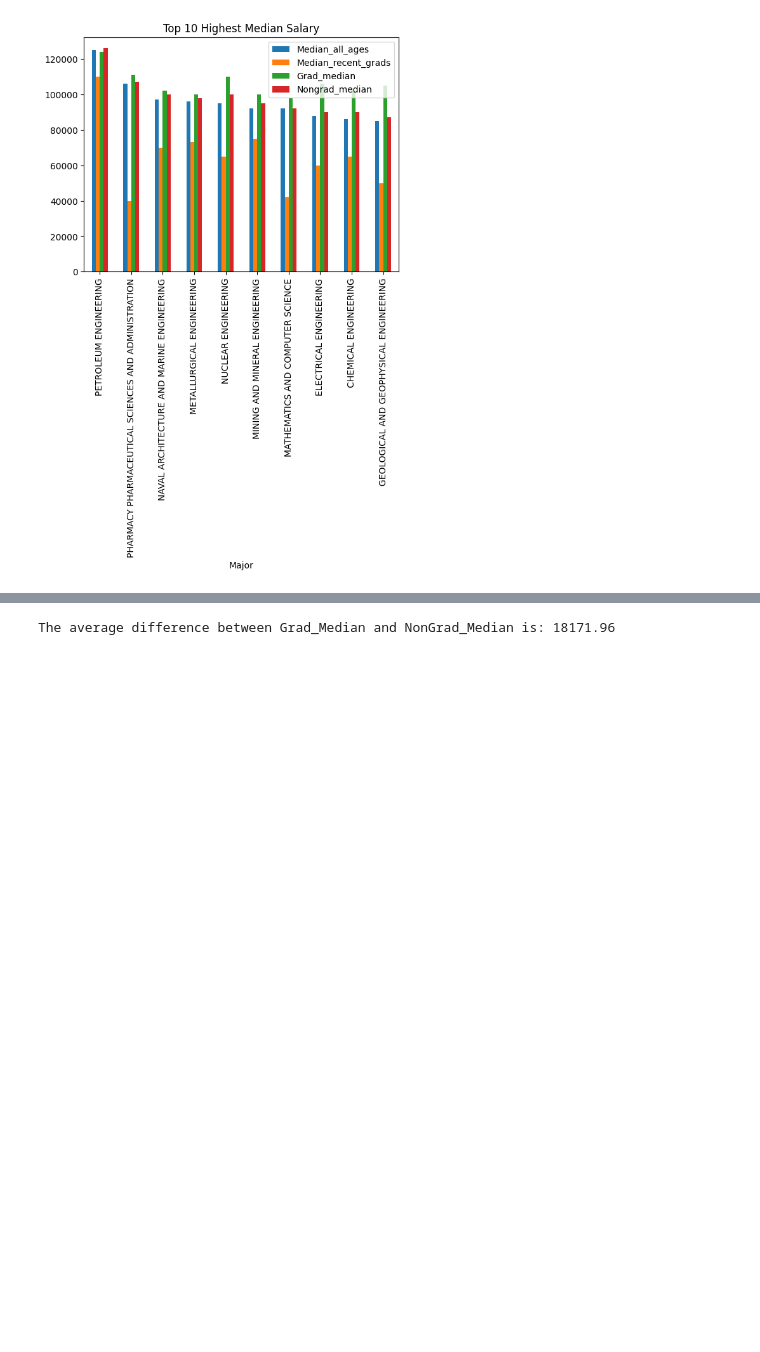
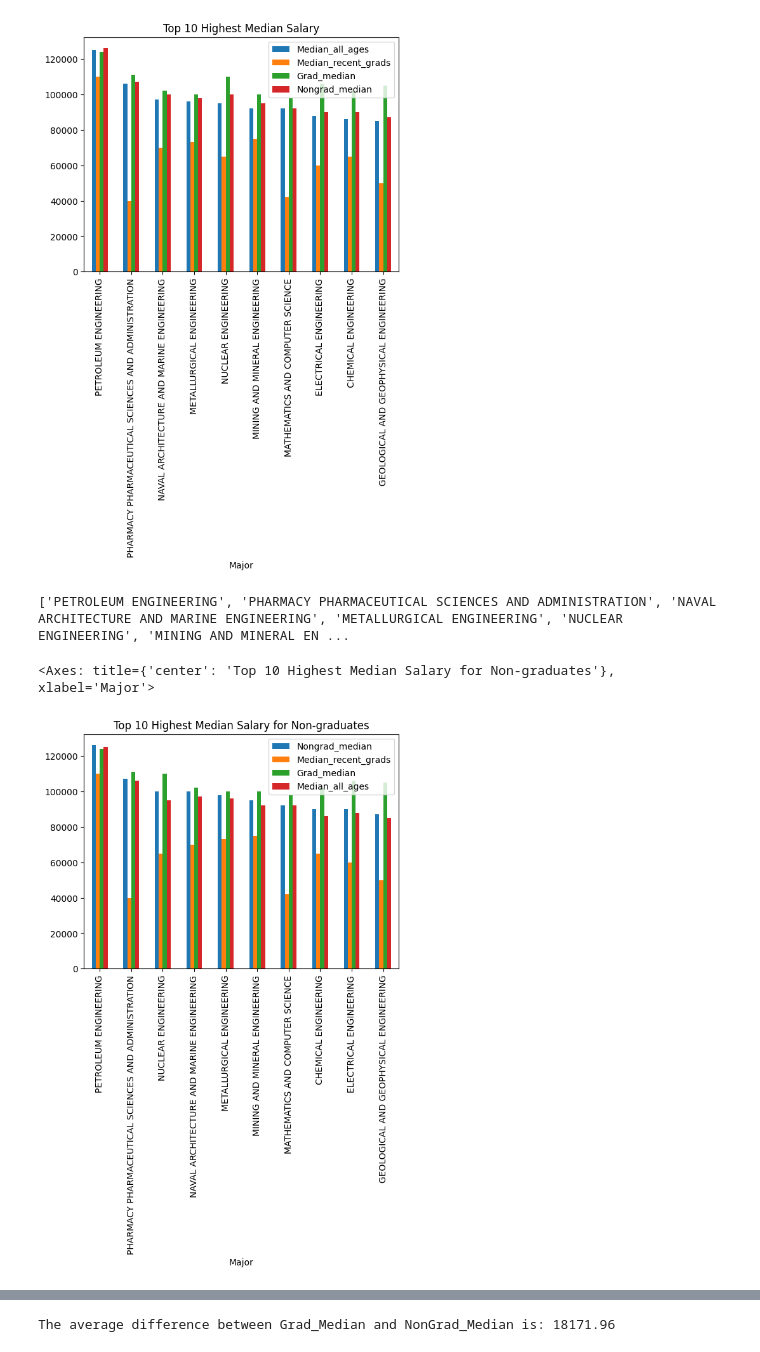
Before and after one commit to Li-Haowei/Grads-Revenue-Research, a Jupyter notebook: main.ipynb, the cells around one changed output, grey strips where cells are left out. Saved outputs shown, nothing was run; the diff lists cells and outputs as text; code cells hidden in the pictures; blank space fills up the shorter version.

```diff
--- a/main.ipynb
+++ b/main.ipynb
@@ -29,7 +29,7 @@ recent_grads.to_csv("data/recent-grads.csv", index=False)
 grad_students.to_csv("data/grad-students.csv", index=False)
 # %%
 # create a new dataframe
-new_df = pd.DataFrame(columns=["Major", "Median_all_ages", "Median_recent_grads", "Grad_median", "Nongrad_median", "Unemployment_rate_all_ages", "Unemployment_rate_recent_grads", "Grad_Unemployment_rate", "Nongrad_Unemployment_rate", "Num_of_men", "Num_of_woman"])
+new_df = pd.DataFrame(columns=["Major", "Median_all_ages", "Median_recent_grads", "Grad_median", "Nongrad_median", "Unemployment_rate_all_ages", "Unemployment_rate_recent_grads", "Grad_unemployment_rate", "Nongrad_Unemployment_rate", "Num_of_men", "Num_of_woman"])
 # add Major column
 new_df["Major"] = recent_grads["Major"]
 # add Median_all_ages column
@@ -47,7 +47,7 @@ new_df["Unemployment_rate_recent_grads"] = recent_grads["Unemployment_rate"]
 # add Grad_Unemployment_rate column
 new_df["Grad_unemployment_rate"] = grad_students["Grad_unemployment_rate"]
 # add Nongrad_Unemployment_rate column
-new_df["Nongrad_Unemployment_rate"] = grad_students["Nongrad_unemployed"]
+new_df["Nongrad_Unemployment_rate"] = grad_students["Nongrad_unemployment_rate"]
 # add Num_of_men column
 new_df["Num_of_men"] = recent_grads['Men']
 # add Num_of_woman column
@@ -63,3 +65,17 @@ top_10_median_all_ages.plot.bar(x="Major", y=["Median_all_ages", "Median_recent_
 # %% [output]
 <Axes: title={'center': 'Top 10 Highest Median Salary'}, xlabel='Major'>
 [figure]
+# %%
+print(top_10_median_all_ages_list)
+# %% [output]
+['PETROLEUM ENGINEERING', 'PHARMACY PHARMACEUTICAL SCIENCES AND ADMINISTRATION', 'NAVAL ARCHITECTURE AND MARINE ENGINEERING', 'METALLURGICAL ENGINEERING', 'NUCLEAR ENGINEERING', 'MINING AND MINERAL EN ...
+# %%
+# Top 10 majors with the highest Nongrad_median
+top_10_nongrad_median = new_df.sort_values("Nongrad_median", ascending=False).head(10)
+# store the top 10 majors in a list
+top_10_nongrad_median_list = top_10_nongrad_median["Major"].tolist()
+# display top 10 majors with the highest Nongrad_median and Median_recent_grads in a bar chart
+top_10_nongrad_median.plot.bar(x="Major", y=["Nongrad_median", "Median_recent_grads", "Grad_median", "Median_all_ages"], title="Top 10 Highest Median Salary for Non-graduates", legend=True)
+# %% [output]
+<Axes: title={'center': 'Top 10 Highest Median Salary for Non-graduates'}, xlabel='Major'>
+[figure, added]
```
Also changed, not shown: parts of 8 cells of this notebook.
